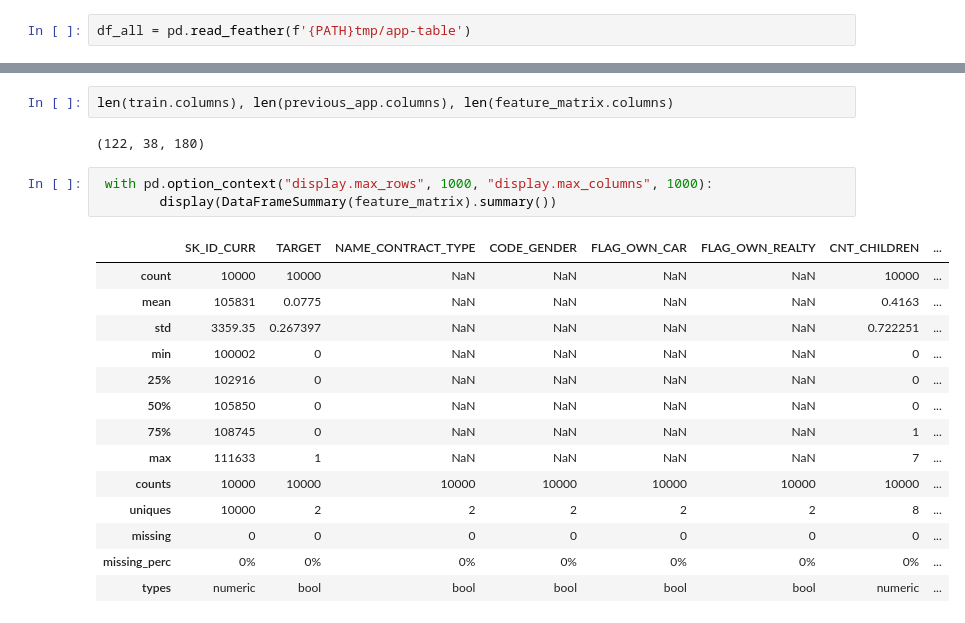
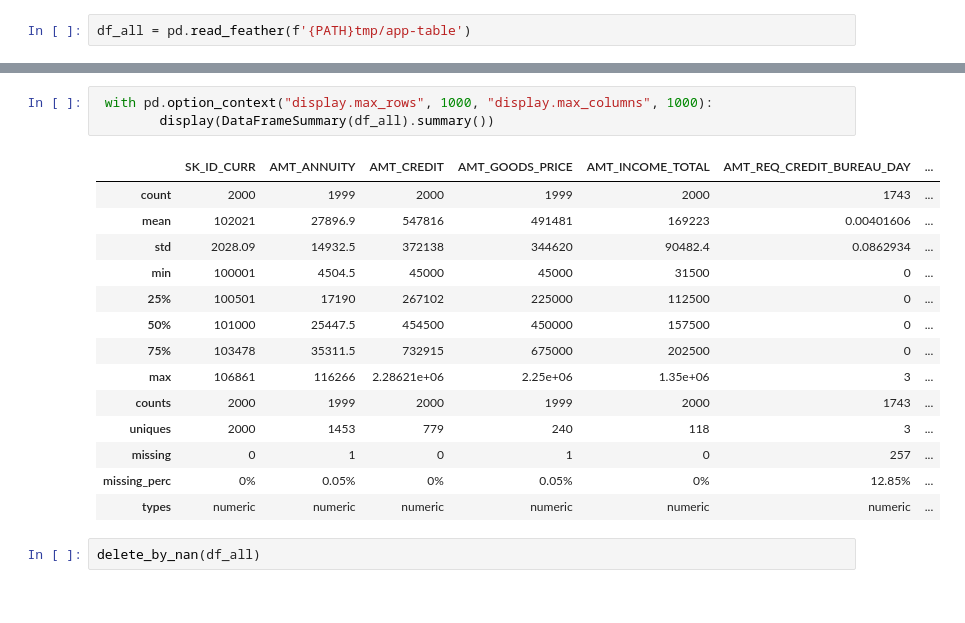
Before and after one commit to kugmax/fastai_learn, a Jupyter notebook: Home Credit Default Risk (random forest all features).ipynb, the cells around one changed output, grey strips where cells are left out. Cells and saved outputs as stored; diff of their text form.

```diff
--- a/Home Credit Default Risk (random forest all features).ipynb
+++ b/Home Credit Default Risk (random forest all features).ipynb
@@ -190,22 +152,20 @@ df_all.head()
-# %%
-len(train.columns), len(previous_app.columns), len(feature_matrix.columns)
-# %% [output]
-(122, 38, 180)
 # %%
  with pd.option_context("display.max_rows", 1000, "display.max_columns", 1000):
-        display(DataFrameSummary(feature_matrix).summary())
+        display(DataFrameSummary(df_all).summary())
 # %% [output]
-|  | SK_ID_CURR | TARGET | NAME_CONTRACT_TYPE | CODE_GENDER | FLAG_OWN_CAR | FLAG_OWN_REALTY | CNT_CHILDREN | ... |
-| count | 10000 | 10000 | NaN | NaN | NaN | NaN | 10000 | ... |
-| mean | 105831 | 0.0775 | NaN | NaN | NaN | NaN | 0.4163 | ... |
-| std | 3359.35 | 0.267397 | NaN | NaN | NaN | NaN | 0.722251 | ... |
-| min | 100002 | 0 | NaN | NaN | NaN | NaN | 0 | ... |
-| 25% | 102916 | 0 | NaN | NaN | NaN | NaN | 0 | ... |
-| 50% | 105850 | 0 | NaN | NaN | NaN | NaN | 0 | ... |
-| 75% | 108745 | 0 | NaN | NaN | NaN | NaN | 1 | ... |
-| max | 111633 | 1 | NaN | NaN | NaN | NaN | 7 | ... |
-| counts | 10000 | 10000 | 10000 | 10000 | 10000 | 10000 | 10000 | ... |
-| uniques | 10000 | 2 | 2 | 2 | 2 | 2 | 8 | ... |
-| missing | 0 | 0 | 0 | 0 | 0 | 0 | 0 | ... |
-| missing_perc | 0% | 0% | 0% | 0% | 0% | 0% | 0% | ... |
-| types | numeric | bool | bool | bool | bool | bool | numeric | ... |
+|  | SK_ID_CURR | AMT_ANNUITY | AMT_CREDIT | AMT_GOODS_PRICE | AMT_INCOME_TOTAL | AMT_REQ_CREDIT_BUREAU_DAY | ... |
+| count | 2000 | 1999 | 2000 | 1999 | 2000 | 1743 | ... |
+| mean | 102021 | 27896.9 | 547816 | 491481 | 169223 | 0.00401606 | ... |
+| std | 2028.09 | 14932.5 | 372138 | 344620 | 90482.4 | 0.0862934 | ... |
+| min | 100001 | 4504.5 | 45000 | 45000 | 31500 | 0 | ... |
+| 25% | 100501 | 17190 | 267102 | 225000 | 112500 | 0 | ... |
+| 50% | 101000 | 25447.5 | 454500 | 450000 | 157500 | 0 | ... |
+| 75% | 103478 | 35311.5 | 732915 | 675000 | 202500 | 0 | ... |
+| max | 106861 | 116266 | 2.28621e+06 | 2.25e+06 | 1.35e+06 | 3 | ... |
+| counts | 2000 | 1999 | 2000 | 1999 | 2000 | 1743 | ... |
+| uniques | 2000 | 1453 | 779 | 240 | 118 | 3 | ... |
+| missing | 0 | 1 | 0 | 1 | 0 | 257 | ... |
+| missing_perc | 0% | 0.05% | 0% | 0.05% | 0% | 12.85% | ... |
+| types | numeric | numeric | numeric | numeric | numeric | numeric | ... |
+# %%
+delete_by_nan(df_all)
```
Also changed, not shown: parts of 42 cells of this notebook.
